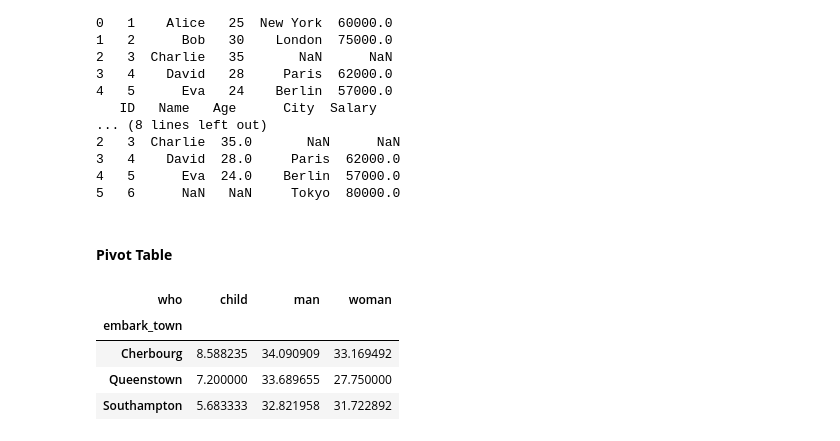
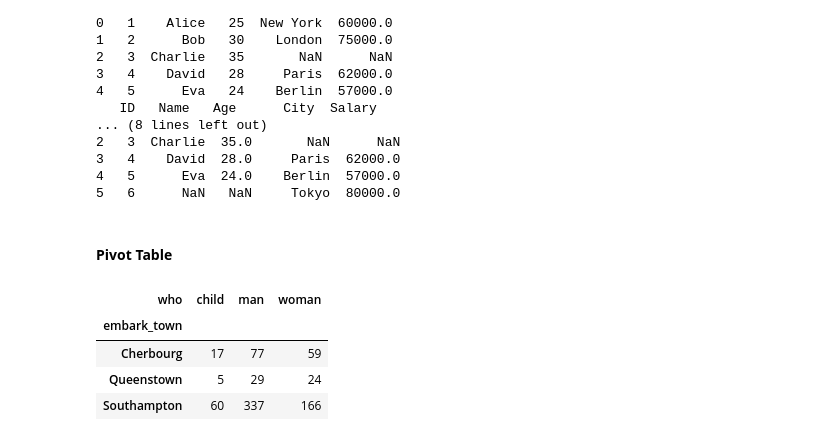
Before and after one commit to 1sumer/Python, a Jupyter notebook: Pandas/Datasets/Titanic Pandas.ipynb, the cells around one changed output. Saved outputs shown, nothing was run; the diff lists cells and outputs as text; code cells hidden in the pictures.

```diff
--- a/Pandas/Datasets/Titanic Pandas.ipynb
+++ b/Pandas/Datasets/Titanic Pandas.ipynb
@@ -694,10 +694,10 @@ print(result_outer)
 # %% [markdown]
 #### **Pivot Table**
 # %%
-df.pivot_table(index='embark_town', columns='who', values='Age', aggfunc='mean')
+df.pivot_table(index='embark_town', columns='who', values='Age', aggfunc='count')
 # %% [output]
 | who | child | man | woman |
 | embark_town |  |  |  |
-| Cherbourg | 8.588235 | 34.090909 | 33.169492 |
-| Queenstown | 7.200000 | 33.689655 | 27.750000 |
-| Southampton | 5.683333 | 32.821958 | 31.722892 |
+| Cherbourg | 17 | 77 | 59 |
+| Queenstown | 5 | 29 | 24 |
+| Southampton | 60 | 337 | 166 |
```
